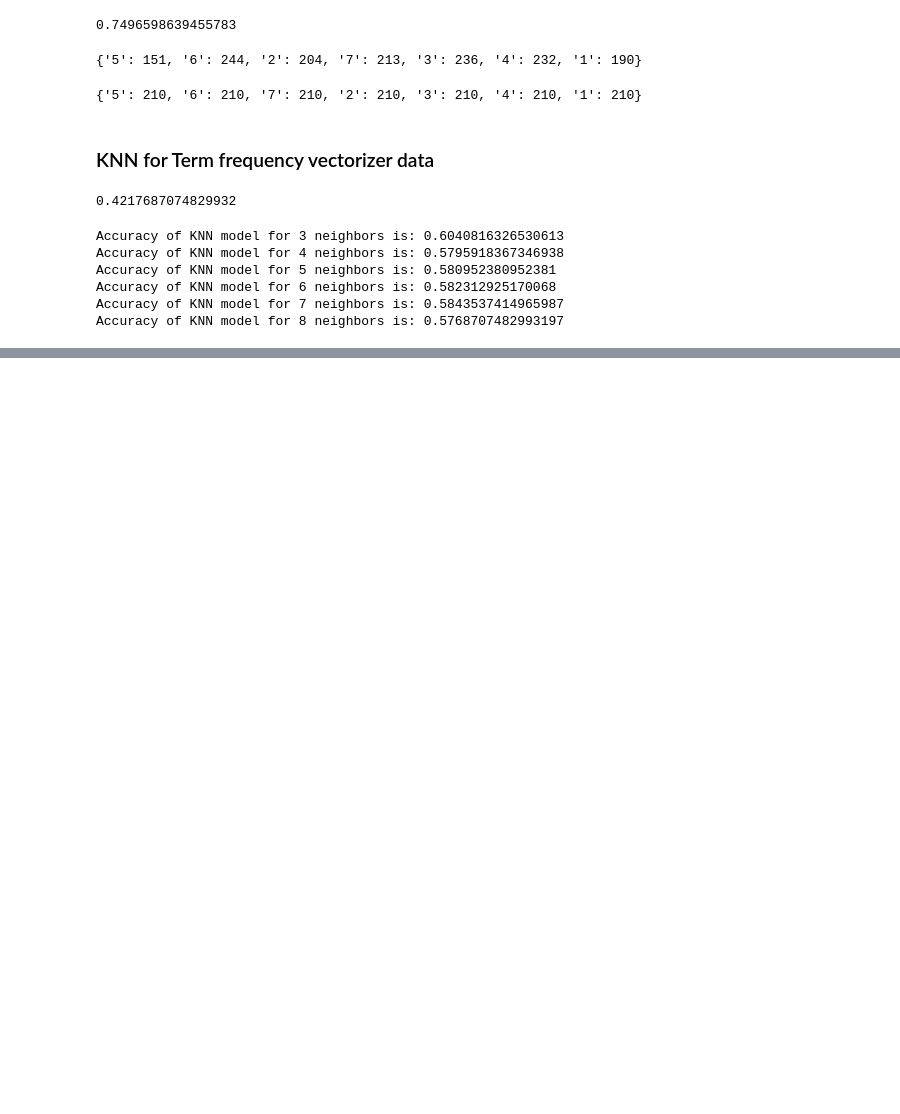
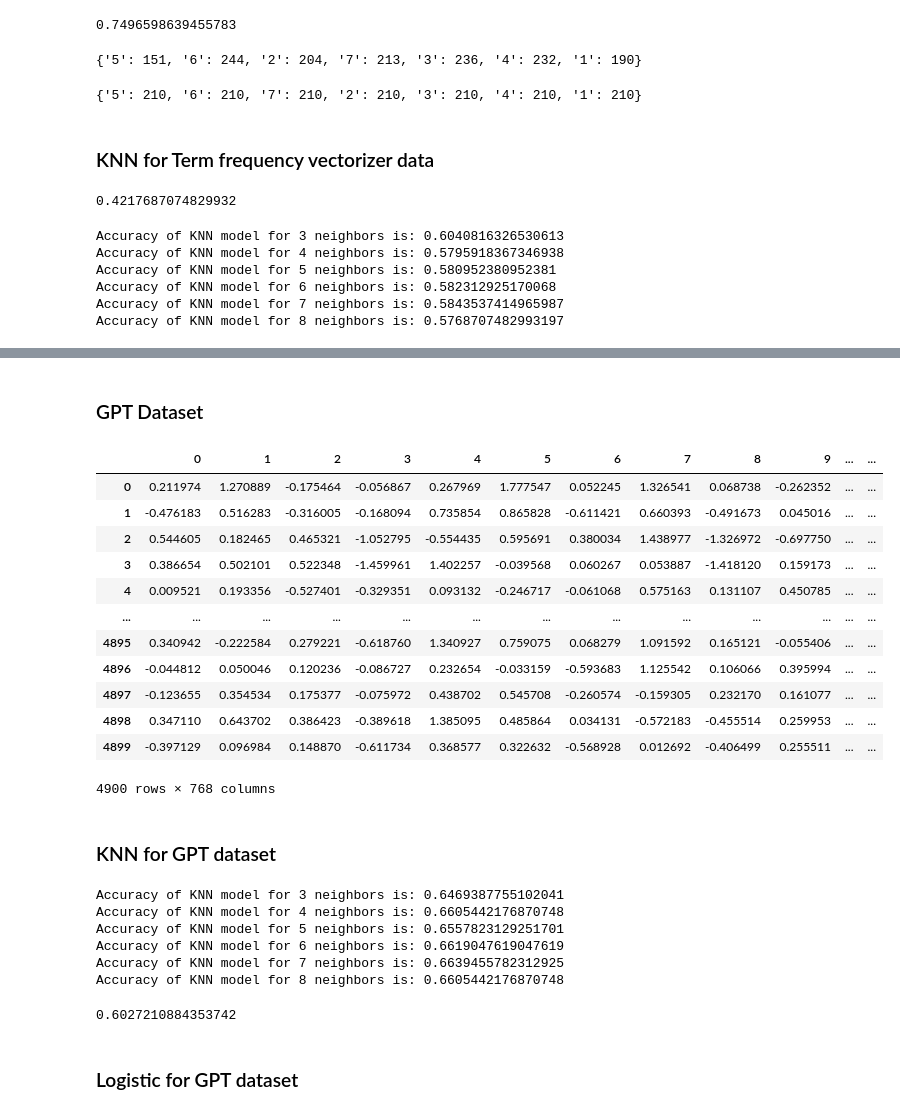
Before and after one commit to murthyrouthula03/notatall, a Jupyter notebook: Codes/trails/code1_dividing_dataset.ipynb, the cells around one changed output, grey strips where cells are left out. Cells and saved outputs as stored; diff of their text form; code cells hidden in the pictures; blank space fills up the shorter version.

```diff
--- a/Codes/trails/code1_dividing_dataset.ipynb
+++ b/Codes/trails/code1_dividing_dataset.ipynb
@@ -328,0 +410,20 @@ None of PyTorch, TensorFlow >= 2.0, or Flax have been found. Models won't be ava
+# %% [markdown]
+### GPT Dataset
+# %%
+# reading dataset
+gpt_df = pd.read_csv(pwd+"//gpt_vectorized_kabita_dataset.csv")
+gpt_df
+# %% [output]
+|  | 0 | 1 | 2 | 3 | 4 | 5 | 6 | 7 | 8 | 9 | ... | ... |
+| 0 | 0.211974 | 1.270889 | -0.175464 | -0.056867 | 0.267969 | 1.777547 | 0.052245 | 1.326541 | 0.068738 | -0.262352 | ... | ... |
+| 1 | -0.476183 | 0.516283 | -0.316005 | -0.168094 | 0.735854 | 0.865828 | -0.611421 | 0.660393 | -0.491673 | 0.045016 | ... | ... |
+| 2 | 0.544605 | 0.182465 | 0.465321 | -1.052795 | -0.554435 | 0.595691 | 0.380034 | 1.438977 | -1.326972 | -0.697750 | ... | ... |
+| 3 | 0.386654 | 0.502101 | 0.522348 | -1.459961 | 1.402257 | -0.039568 | 0.060267 | 0.053887 | -1.418120 | 0.159173 | ... | ... |
+| 4 | 0.009521 | 0.193356 | -0.527401 | -0.329351 | 0.093132 | -0.246717 | -0.061068 | 0.575163 | 0.131107 | 0.450785 | ... | ... |
+| ... | ... | ... | ... | ... | ... | ... | ... | ... | ... | ... | ... | ... |
+| 4895 | 0.340942 | -0.222584 | 0.279221 | -0.618760 | 1.340927 | 0.759075 | 0.068279 | 1.091592 | 0.165121 | -0.055406 | ... | ... |
+| 4896 | -0.044812 | 0.050046 | 0.120236 | -0.086727 | 0.232654 | -0.033159 | -0.593683 | 1.125542 | 0.106066 | 0.395994 | ... | ... |
+| 4897 | -0.123655 | 0.354534 | 0.175377 | -0.075972 | 0.438702 | 0.545708 | -0.260574 | -0.159305 | 0.232170 | 0.161077 | ... | ... |
+| 4898 | 0.347110 | 0.643702 | 0.386423 | -0.389618 | 1.385095 | 0.485864 | 0.034131 | -0.572183 | -0.455514 | 0.259953 | ... | ... |
+| 4899 | -0.397129 | 0.096984 | 0.148870 | -0.611734 | 0.368577 | 0.322632 | -0.568928 | 0.012692 | -0.406499 | 0.255511 | ... | ... |
+4900 rows × 768 columns
@@ -328,0 +433,28 @@ None of PyTorch, TensorFlow >= 2.0, or Flax have been found. Models won't be ava
+# %% [markdown]
+### KNN for GPT dataset
+# %%
+# checking the accuracies of neighbors in [3, 4, 5, 6, 7, 8] for KNN
+neighbors_list = [3, 4, 5, 6, 7, 8]
+for x in neighbors_list:
+    gpt_knn_model = KNeighborsClassifier(n_neighbors=x)
+    gpt_knn_model.fit(x_train,y_train)
+    print("Accuracy of KNN model for {} neighbors is:".format(str(x)),
+          gpt_knn_model.score(x_test,y_test))
+# %% [output]
+Accuracy of KNN model for 3 neighbors is: 0.6469387755102041
+Accuracy of KNN model for 4 neighbors is: 0.6605442176870748
+Accuracy of KNN model for 5 neighbors is: 0.6557823129251701
+Accuracy of KNN model for 6 neighbors is: 0.6619047619047619
+Accuracy of KNN model for 7 neighbors is: 0.6639455782312925
+Accuracy of KNN model for 8 neighbors is: 0.6605442176870748
+# %%
+# applying KNN algorithm
+# taking squareroot(n) as k value. as total rows are 4900, k-value = 70
+gpt_knn_model = KNeighborsClassifier(n_neighbors=70)
+gpt_knn_model.fit(x_train,y_train)
+gpt_knn_pred_val = gpt_knn_model.predict(x_test)
+gpt_knn_model.score(x_test,y_test)
+# %% [output]
+0.6027210884353742
+# %% [markdown]
+### Logistic for GPT dataset
```
Also changed, not shown: parts of 21 cells of this notebook, 3 other files.
